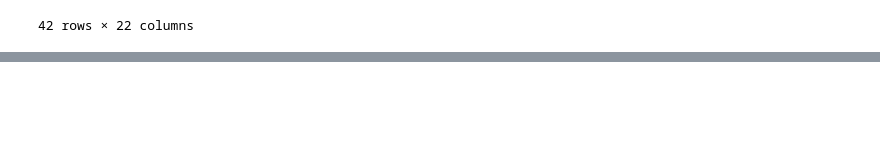
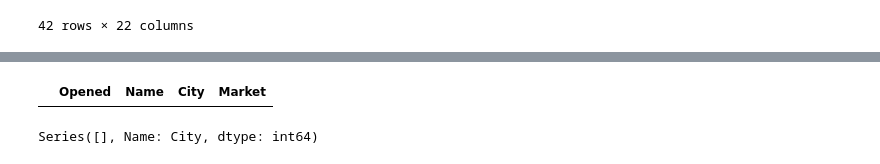
Before and after one commit to EGeorge2021r/Fintech5Falcons, a Jupyter notebook: Resources/demo_estate_data.ipynb, the cells around one changed output, grey strips where cells are left out. Cells and saved outputs as stored; diff of their text form; code cells hidden in the pictures; blank space fills up the shorter version.

```diff
--- a/Resources/demo_estate_data.ipynb
+++ b/Resources/demo_estate_data.ipynb
@@ -164,3 +164,6 @@ austin_starbucks_df
 | 12511 | SR 71 & US 290 | https://www.starbucks.com/store-l... | 7015 West US Hwy 290 | Austin | US | 78736 | US | 512-288-0662 | NaN | ... |
 | 13268 | University of Texas Austin-Student | https://www.starbucks.com/store-l... | 2101 Speedway | Austin | US | 787121013 | US | 512-471-6163 | NaN | ... |
 42 rows × 22 columns
+# %%
+starbucks_opening_df= pd.read_csv(Path("../Resources/data/starbucks_opening.csv"))
+starbucks_opening_df.head()
@@ -166,0 +177,9 @@ austin_starbucks_df
+# %%
+austin_starbucks_opening_df= starbucks_opening_df.loc[starbucks_opening_df.City=="austin"]
+austin_starbucks_opening_df
+# %% [output]
+|  | Opened | Name | City | Market |
+# %%
+austin_starbucks_opening_df.City.value_counts()
+# %% [output]
+Series([], Name: City, dtype: int64)
```
Also changed, not shown: parts of 1 cell of this notebook.
